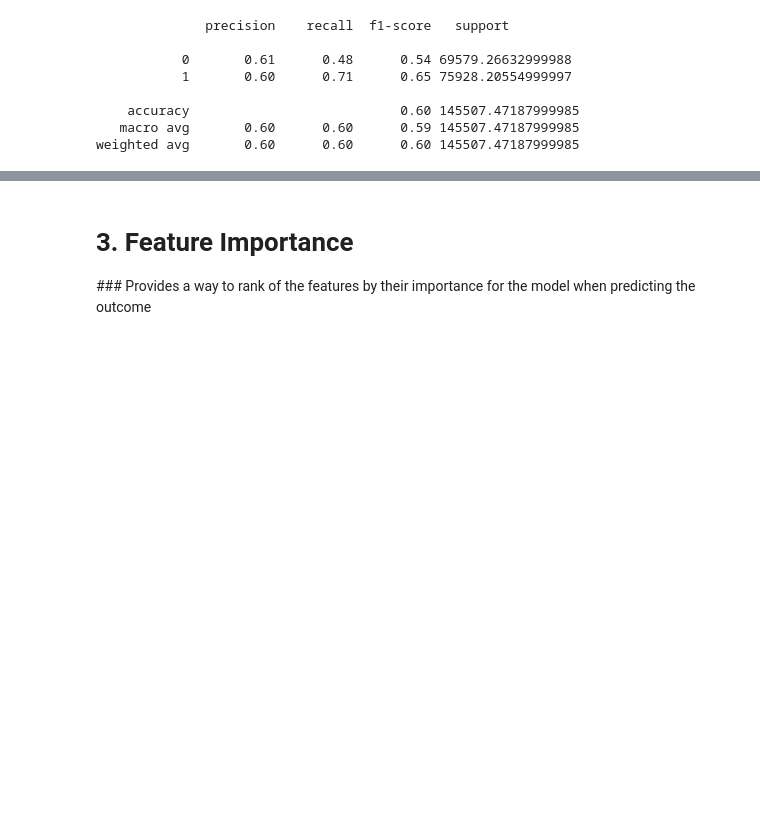
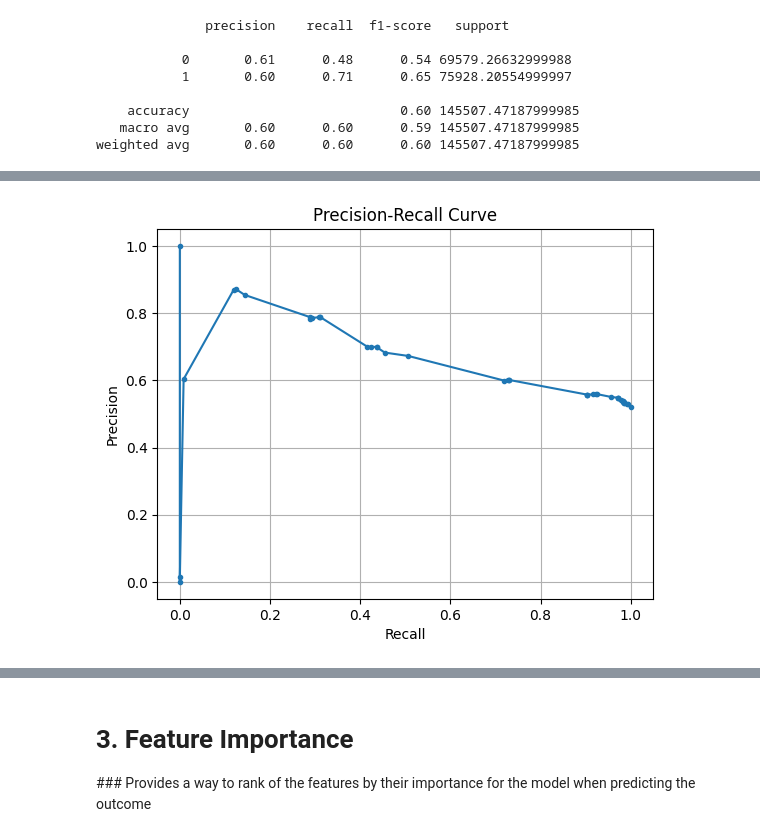
Before and after one commit to Yorkel/predicting-low-math-pisa-uk, a Jupyter notebook: notebooks/03_decision_trees.ipynb, the cells around one changed output, grey strips where cells are left out. Saved outputs shown, nothing was run; the diff lists cells and outputs as text; code cells hidden in the pictures; blank space fills up the shorter version.

```diff
--- a/notebooks/03_decision_trees.ipynb
+++ b/notebooks/03_decision_trees.ipynb
@@ -149,0 +310,14 @@ weighted avg       0.60      0.60      0.60 145507.47187999985
+# %%
+from sklearn.metrics import precision_recall_curve
+
+probs = best_model_recall.predict_proba(X_test)[:,1]
+prec, rec, thresholds = precision_recall_curve(y_test, probs, sample_weight=w_test)
+
+plt.plot(rec, prec, marker='.')
+plt.xlabel('Recall')
+plt.ylabel('Precision')
+plt.title('Precision-Recall Curve')
+plt.grid()
+plt.show()
+# %% [output]
+[figure, added]
```
Also changed, not shown: parts of 30 cells of this notebook, 1 other file.
